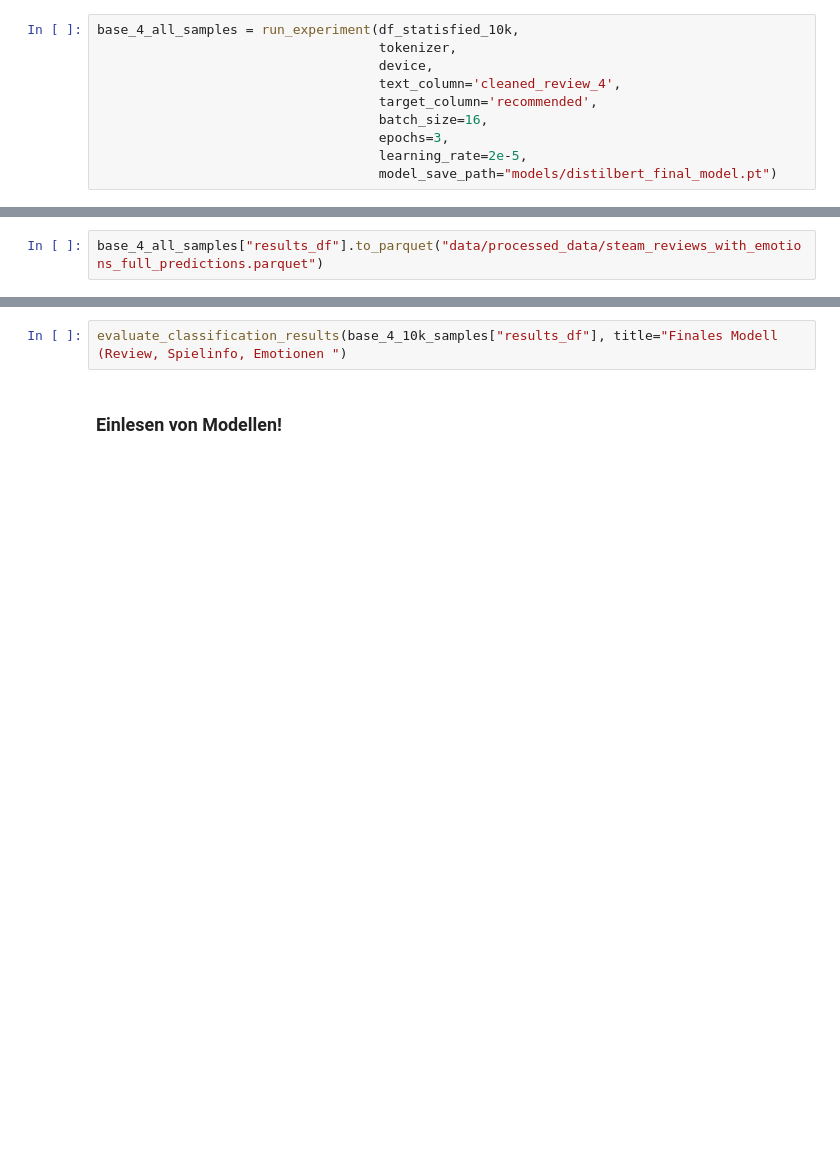
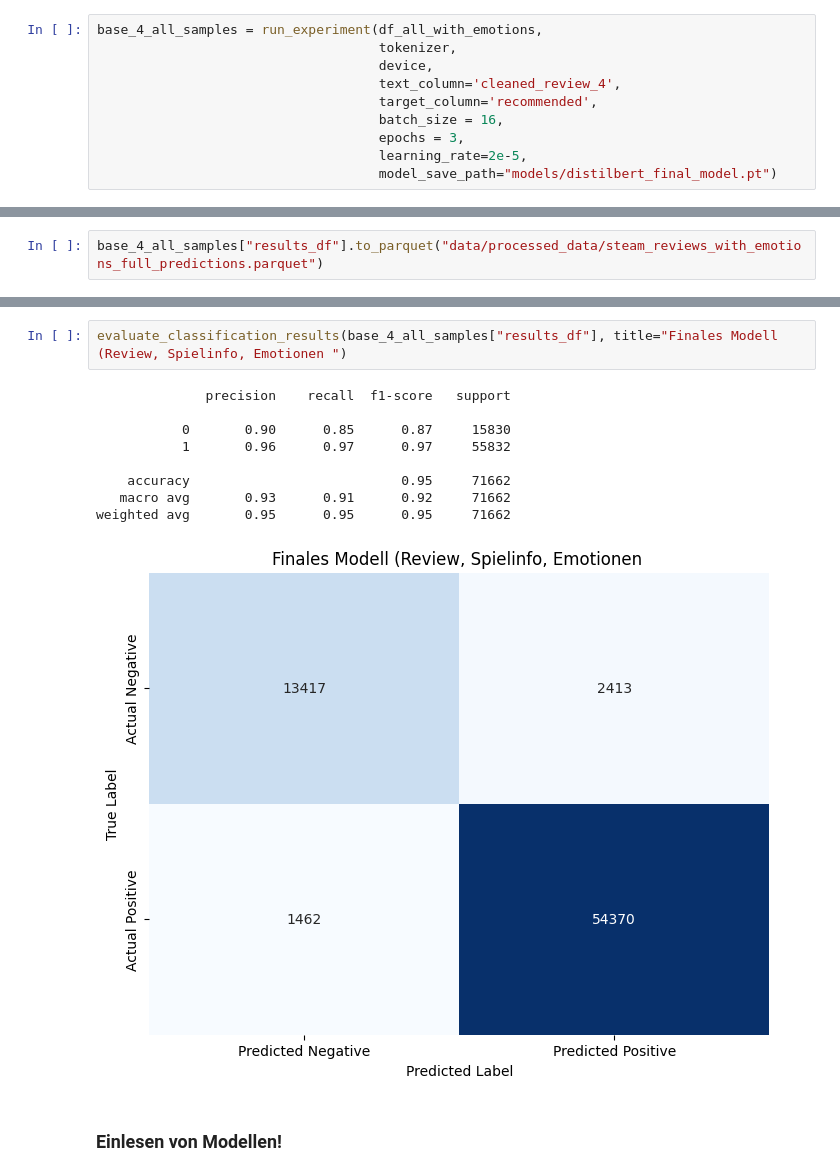
Before and after one commit to mikoyldz/steamrep, a Jupyter notebook: 2_DistilBERT_Model.ipynb, the cells around one changed output, grey strips where cells are left out. Drawn from its saved outputs; the diff is of its cells as text; blank space fills up the shorter version.

Commit message:
models durchgelaufen skibidi

```diff
--- a/2_DistilBERT_Model.ipynb
+++ b/2_DistilBERT_Model.ipynb
@@ -956,12 +956,12 @@ df_all = pd.read_parquet("data/processed_data/steam_reviews_with_emotions_full.p
 # %%
 df_all_with_emotions = cleaned_review_4_generator(df=df_all, emotion_columns=emotion_columns)
 # %%
-base_4_all_samples = run_experiment(df_statisfied_10k,
+base_4_all_samples = run_experiment(df_all_with_emotions,
                                     tokenizer,
                                     device,
                                     text_column='cleaned_review_4',
                                     target_column='recommended',
-                                    batch_size=16,
-                                    epochs=3,
+                                    batch_size = 16,
+                                    epochs = 3,
                                     learning_rate=2e-5,
                                     model_save_path="models/distilbert_final_model.pt")
@@ -972,5 +988,15 @@ base_4_all_samples["results_df"].head(5)
 # %%
-evaluate_classification_results(base_4_10k_samples["results_df"], title="Finales Modell (Review, Spielinfo, Emotionen ")
+evaluate_classification_results(base_4_all_samples["results_df"], title="Finales Modell (Review, Spielinfo, Emotionen ")
+# %% [output]
+              precision    recall  f1-score   support
+
+           0       0.90      0.85      0.87     15830
+           1       0.96      0.97      0.97     55832
+
+    accuracy                           0.95     71662
+   macro avg       0.93      0.91      0.92     71662
+weighted avg       0.95      0.95      0.95     71662
+[figure, added]
 # %% [markdown]
 ### Einlesen von Modellen!
 # %% [markdown]
```
Also changed, not shown: parts of 3 cells of this notebook, 1 other file.
